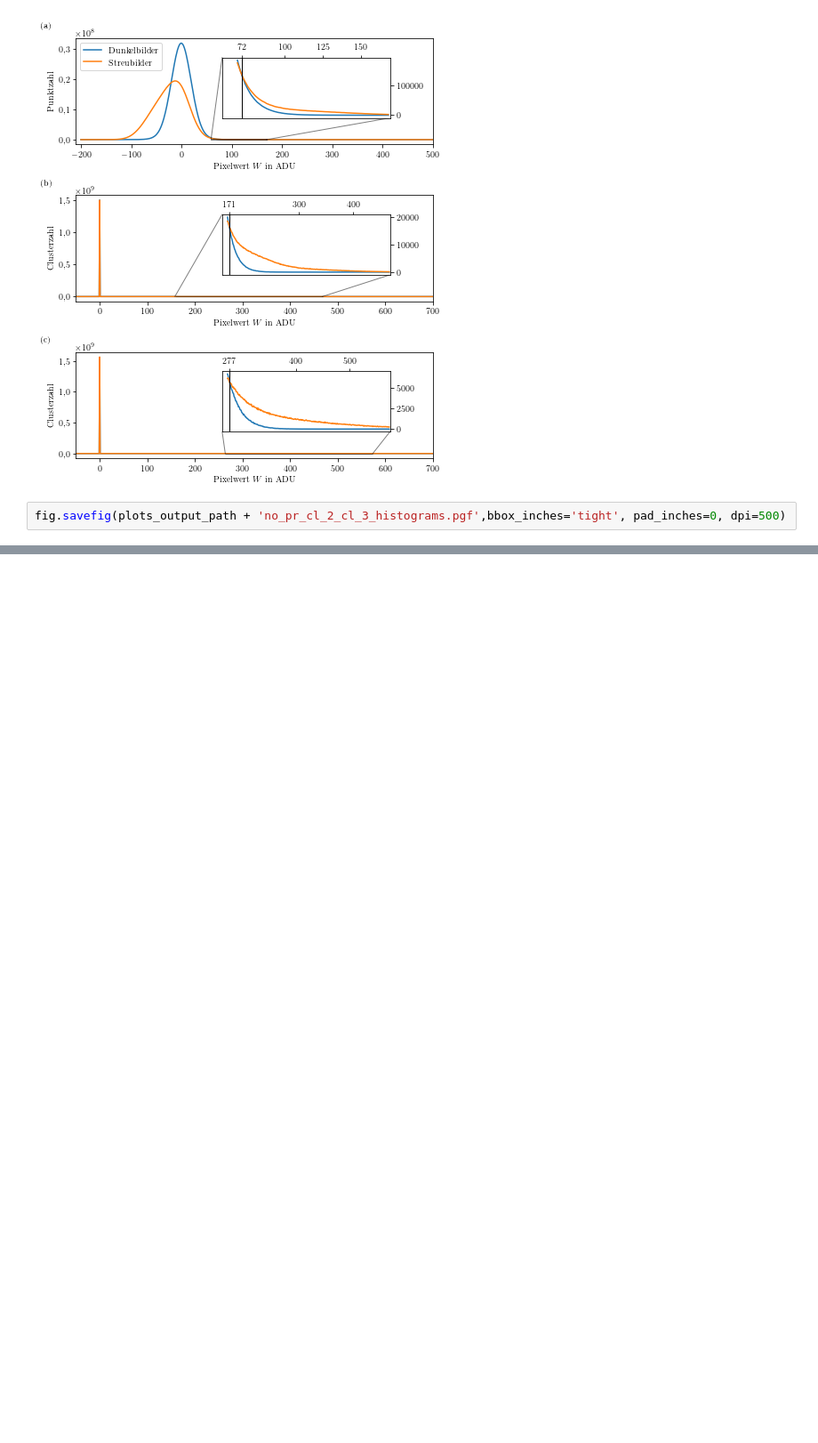
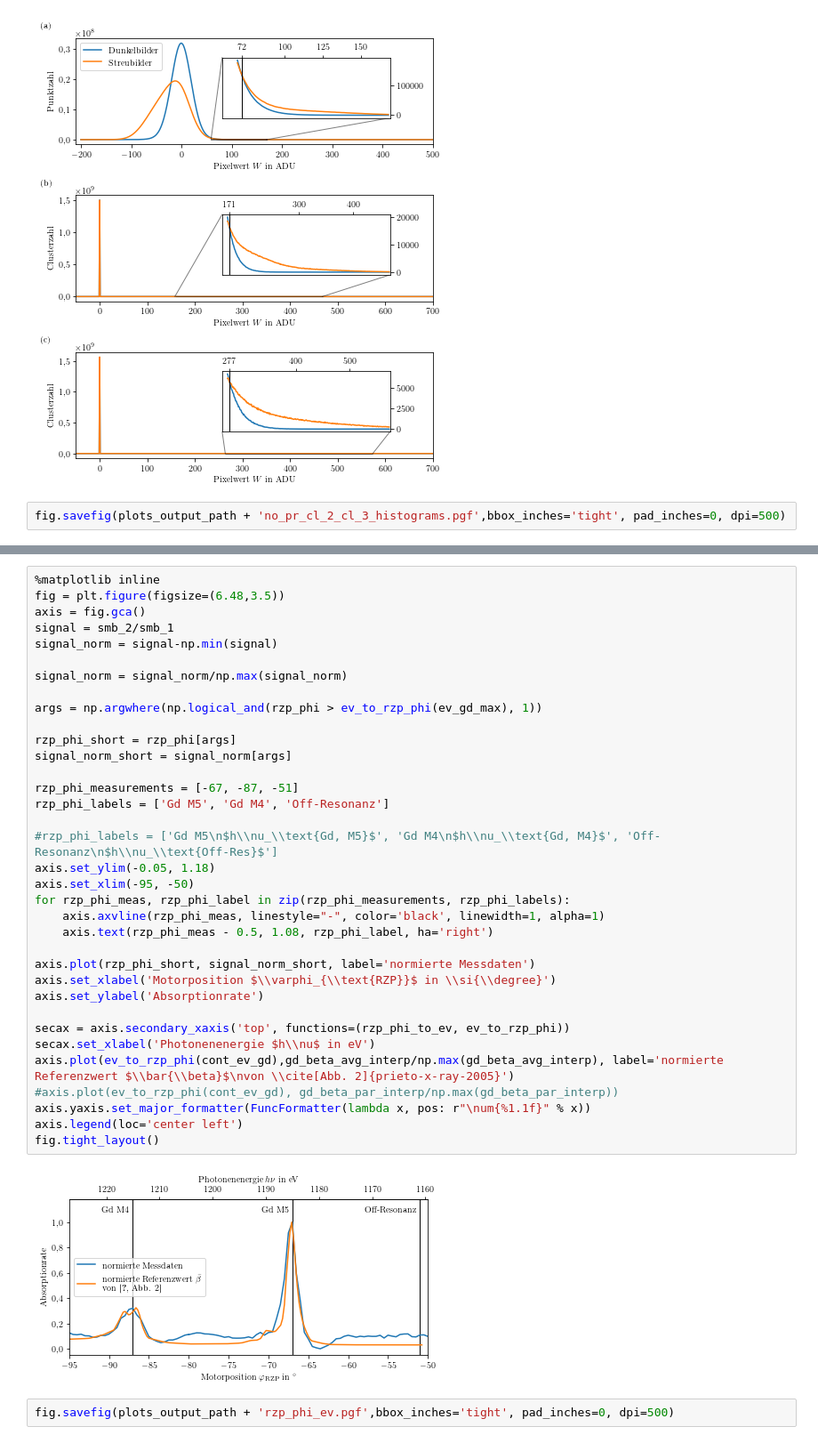
Before and after one commit to lrlunin/bachelorarbeit_python_notebooks_and_data, a Jupyter notebook: auswertung/plot_rings_final.ipynb, the cells around one changed output, grey strips where cells are left out. Shown at 89% size. Cells and saved outputs as stored; diff of their text form; blank space fills up the shorter version.

Commit message:
updated rzp_phi_ev plot

```diff
--- a/auswertung/plot_rings_final.ipynb
+++ b/auswertung/plot_rings_final.ipynb
@@ -1693,0 +1680,39 @@ fig.savefig(plots_output_path + 'rzp_phi_ev.pgf',bbox_inches='tight', pad_inches
+# %%
+%matplotlib inline
+fig = plt.figure(figsize=(6.48,3.5))
+axis = fig.gca()
+signal = smb_2/smb_1
+signal_norm = signal-np.min(signal)
+
+signal_norm = signal_norm/np.max(signal_norm)
+
+args = np.argwhere(np.logical_and(rzp_phi > ev_to_rzp_phi(ev_gd_max), 1))
+
+rzp_phi_short = rzp_phi[args]
+signal_norm_short = signal_norm[args]
+
+rzp_phi_measurements = [-67, -87, -51]
+rzp_phi_labels = ['Gd M5', 'Gd M4', 'Off-Resonanz']
+
+#rzp_phi_labels = ['Gd M5\n$h\\nu_\\text{Gd, M5}$', 'Gd M4\n$h\\nu_\\text{Gd, M4}$', 'Off-Resonanz\n$h\\nu_\\text{Off-Res}$']
+axis.set_ylim(-0.05, 1.18)
+axis.set_xlim(-95, -50)
+for rzp_phi_meas, rzp_phi_label in zip(rzp_phi_measurements, rzp_phi_labels):
+    axis.axvline(rzp_phi_meas, linestyle="-", color='black', linewidth=1, alpha=1)
+    axis.text(rzp_phi_meas - 0.5, 1.08, rzp_phi_label, ha='right')
+
+axis.plot(rzp_phi_short, signal_norm_short, label='normierte Messdaten')
+axis.set_xlabel('Motorposition $\\varphi_{\\text{RZP}}$ in \\si{\\degree}')
+axis.set_ylabel('Absorptionrate')
+
+secax = axis.secondary_xaxis('top', functions=(rzp_phi_to_ev, ev_to_rzp_phi))
+secax.set_xlabel('Photonenenergie $h\\nu$ in eV')
+axis.plot(ev_to_rzp_phi(cont_ev_gd),gd_beta_avg_interp/np.max(gd_beta_avg_interp), label='normierte Referenzwert $\\bar{\\beta}$\nvon \\cite[Abb. 2]{prieto-x-ray-2005}')
+#axis.plot(ev_to_rzp_phi(cont_ev_gd), gd_beta_par_interp/np.max(gd_beta_par_interp))
+axis.yaxis.set_major_formatter(FuncFormatter(lambda x, pos: r"\num{%1.1f}" % x))
+axis.legend(loc='center left')
+fig.tight_layout()
+# %% [output]
+[figure, added]
+# %%
+fig.savefig(plots_output_path + 'rzp_phi_ev.pgf',bbox_inches='tight', pad_inches=0, dpi=500)
```
Also changed, not shown: parts of 13 cells of this notebook, 1 other file.
